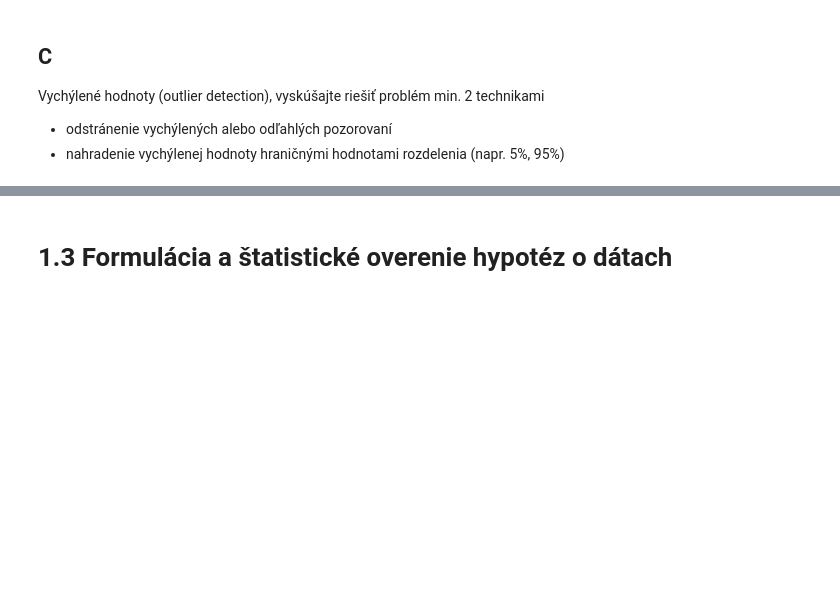
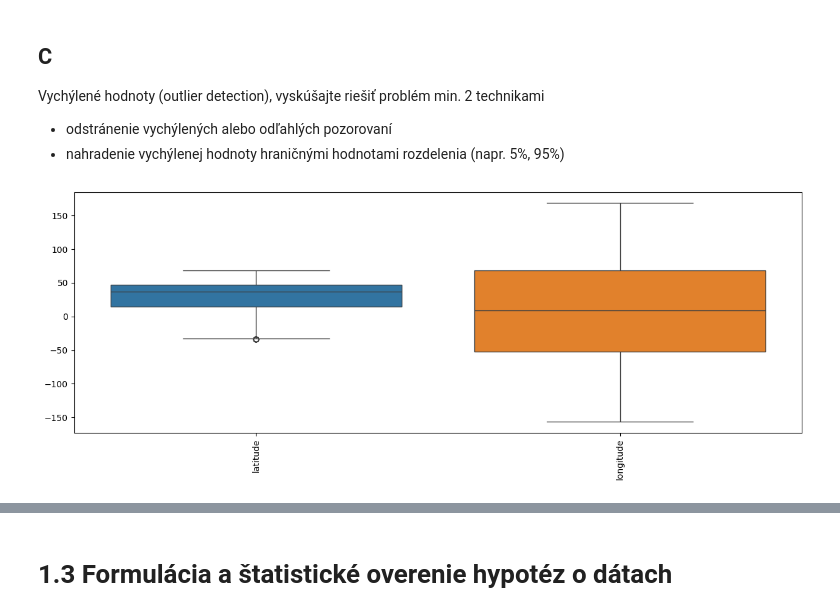
Before and after one commit to brenky7/IAU_projekt, a Jupyter notebook: projekt.ipynb, the cells around one changed output, grey strips where cells are left out. Cells and saved outputs as stored; diff of their text form; code cells hidden in the pictures; blank space fills up the shorter version.

```diff
--- a/projekt.ipynb
+++ b/projekt.ipynb
@@ -1564,3 +1565,23 @@ Chýbajúce hodnoty (missing values): vyskúšajte riešiť problém min. 2 tech
  Vychýlené hodnoty (outlier detection), vyskúšajte riešiť problém min. 2 technikami
 - odstránenie vychýlených alebo odľahlých pozorovaní
 - nahradenie vychýlenej hodnoty hraničnými hodnotami rozdelenia (napr. 5%, 95%)
+# %%
+def drop_outliers(df):
+    for col in df.select_dtypes(include=['float64', 'int64']).columns:
+        Q1 = df[col].quantile(0.25)
+        Q3 = df[col].quantile(0.75)
+        IQR = Q3 - Q1
+        lower_limit = Q1 - 1.5 * IQR
+        upper_limit = Q3 + 1.5 * IQR
+
+        df = df[(df[col] >= lower_limit) & (df[col] <= upper_limit)]
+    return df
+# %%
+devices_cleaned = drop_outliers(devices_fixed)
+# %%
+fig, ax = plt.subplots(figsize=(15,5))
+sns.boxplot(data=devices_cleaned.drop(columns=["imei"]), ax=ax)
+plt.xticks(rotation=90)
+plt.show()
+# %% [output]
+[figure, added]
```
Also changed, not shown: parts of 12 cells of this notebook.
